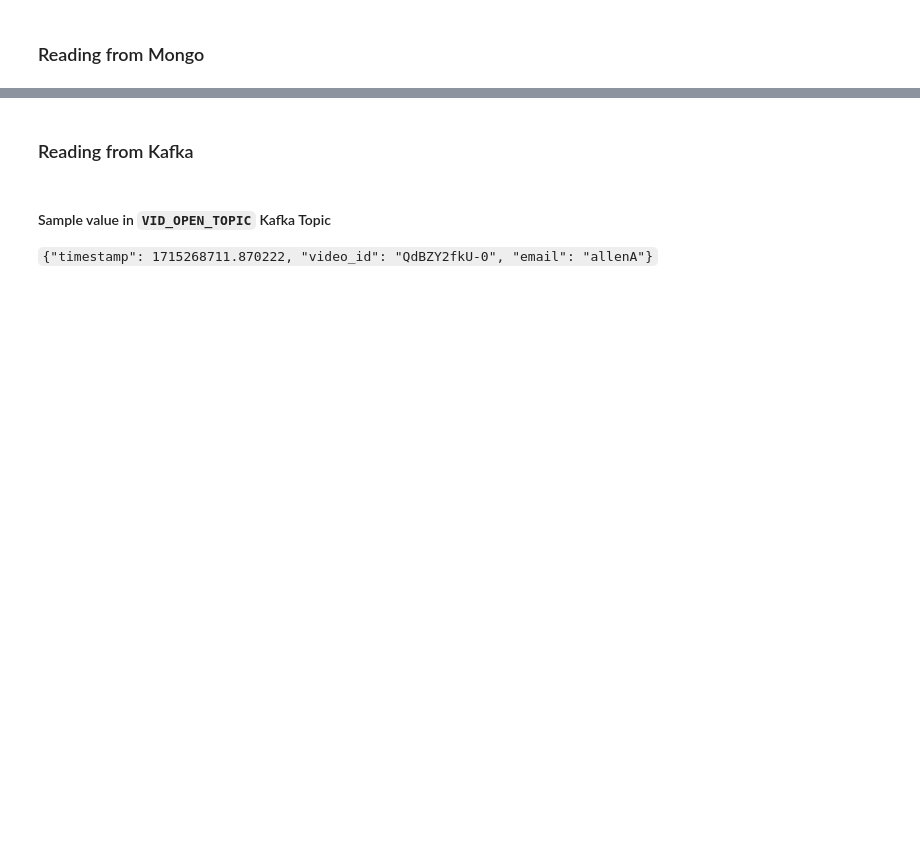
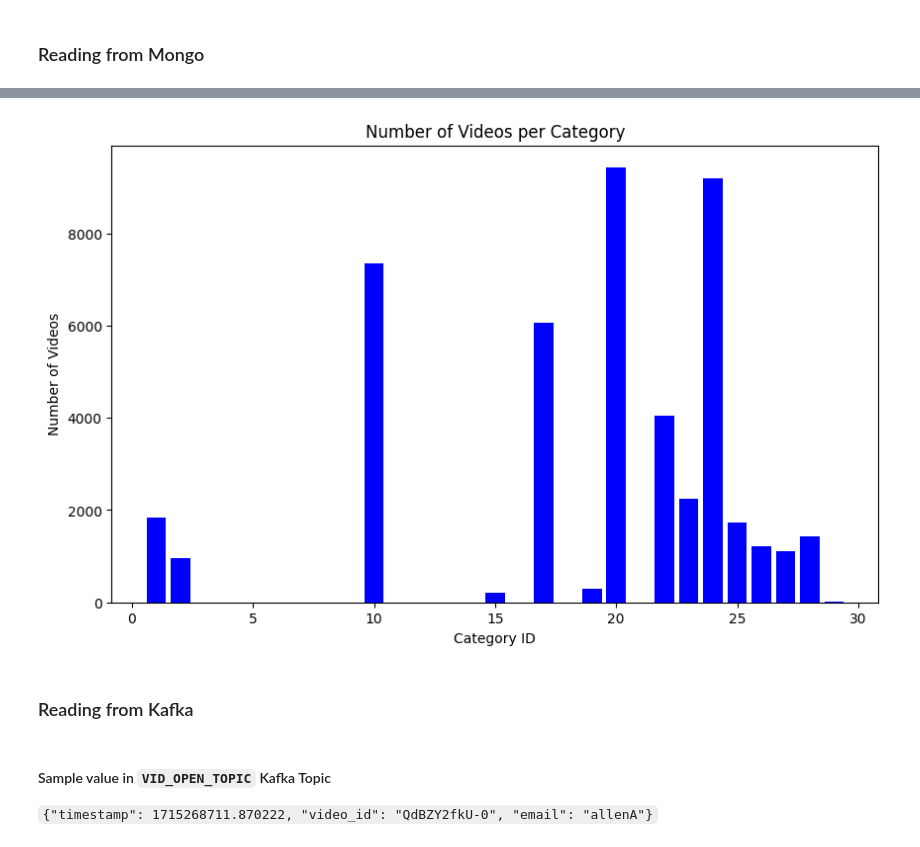
Before and after one commit to allen505/bigDataProj, a Jupyter notebook: sparkAnalysis/TrendingVids.ipynb, the cells around one changed output, grey strips where cells are left out. Drawn from its saved outputs; the diff is of its cells as text; code cells hidden in the pictures; blank space fills up the shorter version.

Commit message:
updating trending videos

```diff
--- a/sparkAnalysis/TrendingVids.ipynb
+++ b/sparkAnalysis/TrendingVids.ipynb
@@ -47,7 +52,7 @@ To adjust logging level use sc.setLogLevel(newLevel). For SparkR, use setLogLeve
 mongo_params = {
     "uri": "mongodb://mongo:27017",
     "database": "bigdata",
-    "collection": "trending_videos"
+    "collection": "users"
 }
 
 dataFrame = spark.read\
@@ -56,0 +122,3 @@ dataFrame = spark.read\
+# %%
+filtered_data=dataFrame.select("video_id","view_count","channelTitle","title","view_count","comment_count","dislikes","likes","tags","categoryId")
+filtered_data.limit(2).toPandas()
@@ -64,0 +152,6 @@ root
+# %%
+max_data=filtered_data.groupby("video_id").agg(first("channelTitle").alias("channelTitle"),first("title").alias("title"),first('tags').alias('tags'),first("categoryId").alias("categoryId"),
+                                    max("view_count").alias("max_view"),max("comment_count").alias("max_comment_count"),max("likes").alias("max_likes"),
+                                    max("dislikes").alias("max_dislikes"))
+max_data_pd=max_data.toPandas()
+max_data_pd
@@ -64,0 +250,3 @@ root
+# %%
+category_video_count=max_data.groupBy("categoryId").count()
+category_video_count.toPandas()
@@ -65,3 +290,19 @@ root
+# %%
+import pandas as pd
+import matplotlib.pyplot as plt
+
+# Convert Spark DataFrame to Pandas DataFrame for visualization
+pd_df = category_video_count.toPandas()
+
+# Plotting
+plt.figure(figsize=(10, 6))
+plt.bar(pd_df['categoryId'], pd_df['count'], color='blue')
+plt.xlabel('Category ID')
+plt.ylabel('Number of Videos')
+plt.title('Number of Videos per Category')
+plt.show()
+# %% [output]
+[figure, added]
 # %% [markdown]
 ### Reading from Kafka
 # %%
```
Also changed, not shown: parts of 33 cells of this notebook.
